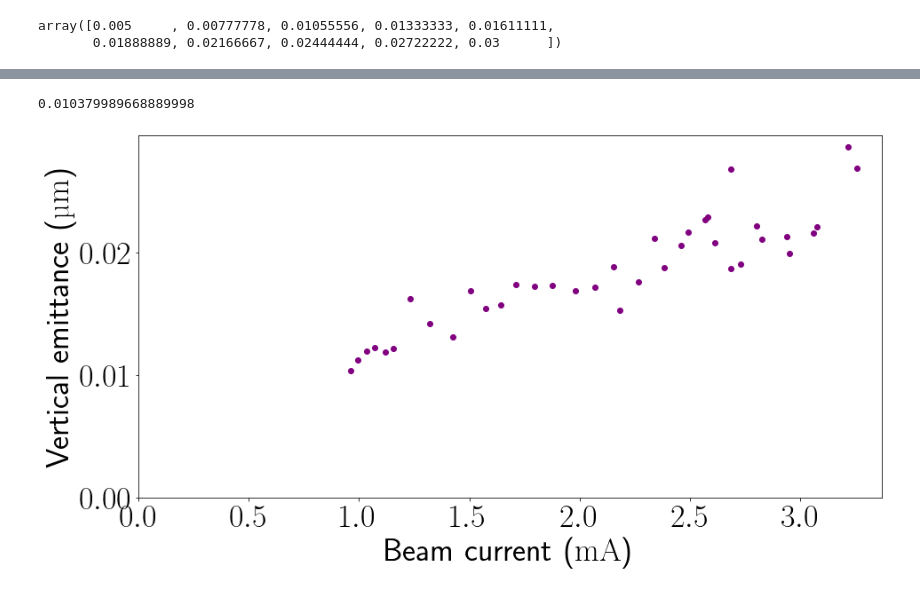
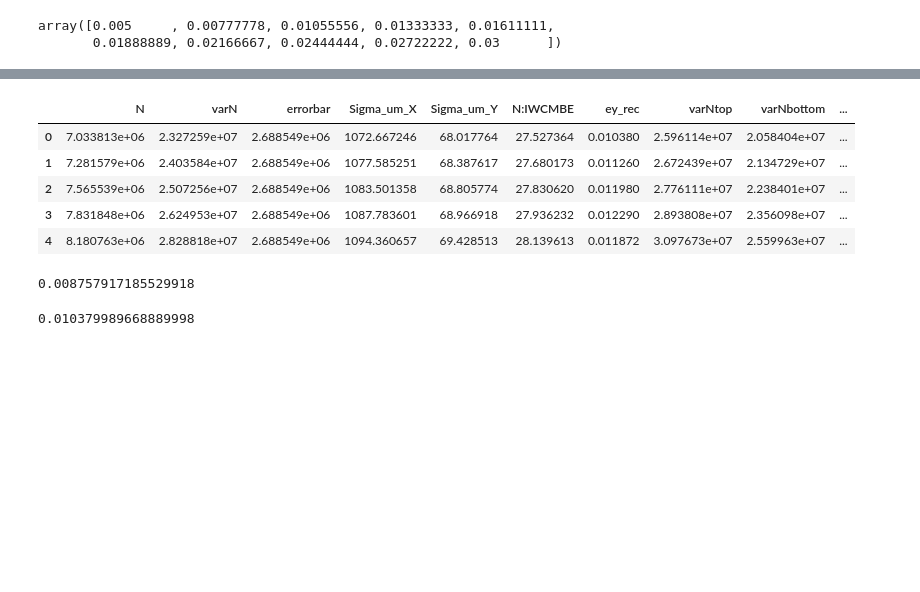
Before and after one commit to IharLobach/fur, a Jupyter notebook: shifts/shift_03_16_2020/flat/plot_flat.ipynb, the cells around one changed output, grey strips where cells are left out. Drawn from its saved outputs; the diff is of its cells as text; code cells hidden in the pictures; blank space fills up the shorter version.

```diff
--- a/shifts/shift_03_16_2020/flat/plot_flat.ipynb
+++ b/shifts/shift_03_16_2020/flat/plot_flat.ipynb
@@ -52,6 +58,19 @@ array([0.005     , 0.00777778, 0.01055556, 0.01333333, 0.01611111,
 def reconstruct_ey(avN, varN):
     Mexp = avN**2/(varN-avN)
     return np.interp(Mexp,df.loc[avN,:],eys)
+# %%
+meas_FLAT.head()
+# %% [output]
+|  | N | varN | errorbar | Sigma_um_X | Sigma_um_Y | N:IWCMBE | ey_rec | varNtop | varNbottom | ... |
+| 0 | 7.033813e+06 | 2.327259e+07 | 2.688549e+06 | 1072.667246 | 68.017764 | 27.527364 | 0.010380 | 2.596114e+07 | 2.058404e+07 | ... |
+| 1 | 7.281579e+06 | 2.403584e+07 | 2.688549e+06 | 1077.585251 | 68.387617 | 27.680173 | 0.011260 | 2.672439e+07 | 2.134729e+07 | ... |
+| 2 | 7.565539e+06 | 2.507256e+07 | 2.688549e+06 | 1083.501358 | 68.805774 | 27.830620 | 0.011980 | 2.776111e+07 | 2.238401e+07 | ... |
+| 3 | 7.831848e+06 | 2.624953e+07 | 2.688549e+06 | 1087.783601 | 68.966918 | 27.936232 | 0.012290 | 2.893808e+07 | 2.356098e+07 | ... |
+| 4 | 8.180763e+06 | 2.828818e+07 | 2.688549e+06 | 1094.360657 | 69.428513 | 28.139613 | 0.011872 | 3.097673e+07 | 2.559963e+07 | ... |
+# %%
+reconstruct_ey(meas_FLAT['N'][0], meas_FLAT['varN'][0]+0.01e8)
+# %% [output]
+0.008757917185529918
 # %%
 reconstruct_ey(meas_FLAT['N'][0], meas_FLAT['varN'][0])
 # %% [output]
@@ -68,17 +91,2 @@ meas_FLAT['ey_rec'] = meas_FLAT.apply(
 # %%
 meas_FLAT['I_mA'] = meas_FLAT['N']*N_to_I
-# %%
-plt.rcParams["text.usetex"] =True
-plt.rc('text.latex', preamble=r'\usepackage{siunitx}')
-plt.rcParams.update({'font.size': 36,'legend.fontsize':22})
-fig, ax = plt.subplots(figsize=(15, 7.5))
-yerr = 0#[meas_FLAT['Sigma_um_Y_Meas_Bottom'], meas_FLAT['Sigma_um_Y_Meas_Top']]
-ax.errorbar(meas_FLAT['I_mA'], meas_FLAT['ey_rec'], marker='o', linestyle='None',
-            color='purple', yerr=yerr)
-ax.set_xlim(0, ax.get_xlim()[1])
-ax.set_ylim(0, ax.get_ylim()[1])
-ax.set_xlabel('Beam current (\SI{}{mA})')
-ax.set_ylabel('Vertical emittance (\SI{}{\micro m})')
-plt.show()
-# %% [output]
-[figure, removed]
```
Also changed, not shown: parts of 8 cells of this notebook, 4 other files.
